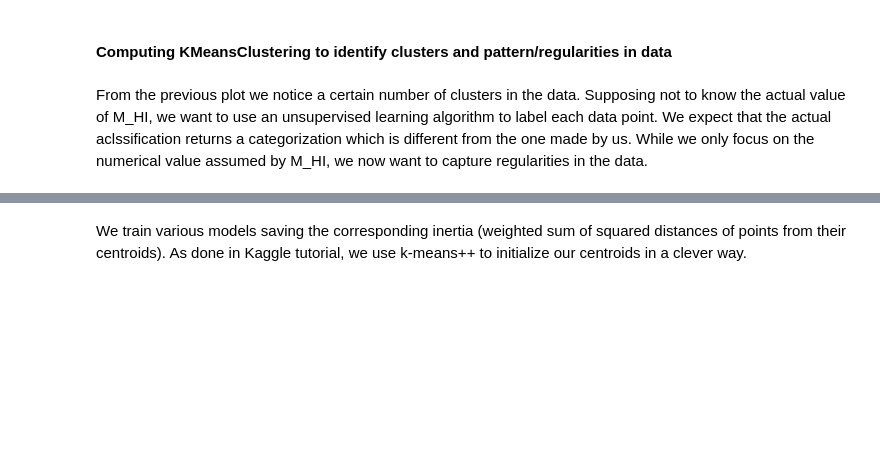
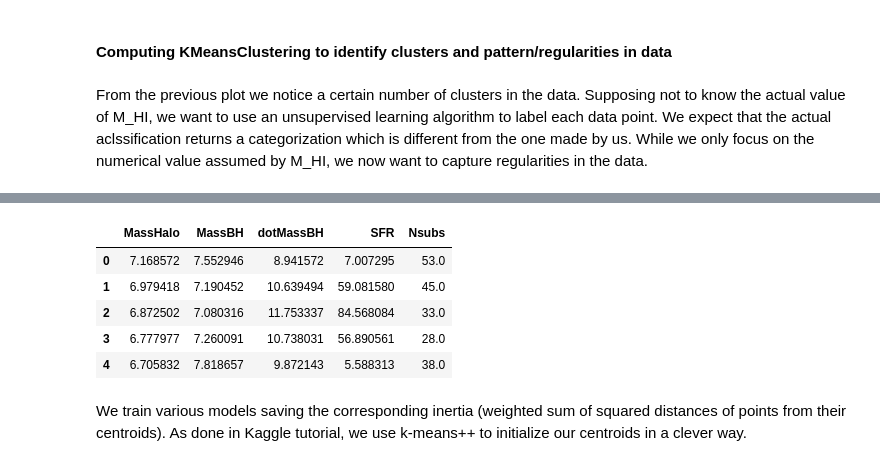
Before and after one commit to CS-433/ML4Science-FGR-x-ML, a Jupyter notebook: W1/task_w1.ipynb, the cells around one changed output, grey strips where cells are left out. Cells and saved outputs as stored; diff of their text form; code cells hidden in the pictures; blank space fills up the shorter version.

```diff
--- a/W1/task_w1.ipynb
+++ b/W1/task_w1.ipynb
@@ -262,3 +290,20 @@ X = df[['MassHalo','Nsubs','MassBH','dotMassBH','SFR']]
+# %%
+X = df[['MassHalo','MassBH','dotMassBH','SFR','Nsubs']]
+X['MassHalo'] = np.log10(X.MassHalo)
+X['dotMassBH'] = np.log10(1 + X.dotMassBH)
+X['MassBH'] = np.log10(1 + X.MassBH)
+X['MassHalo'] = ( X.MassHalo - X.MassHalo.mean() ) /  X.MassHalo.std()
+X['MassBH'] = ( X.MassBH - X.MassBH.mean() ) /  X.MassBH.std()
+X['dotMassBH'] = ( X.dotMassBH - X.dotMassBH.mean() ) /  X.dotMassBH.std()
+X['SFR'] = ( X.SFR - X.SFR.mean() ) /  X.SFR.std()
+X.head()
+# %% [output]
+|  | MassHalo | MassBH | dotMassBH | SFR | Nsubs |
+| 0 | 7.168572 | 7.552946 | 8.941572 | 7.007295 | 53.0 |
+| 1 | 6.979418 | 7.190452 | 10.639494 | 59.081580 | 45.0 |
+| 2 | 6.872502 | 7.080316 | 11.753337 | 84.568084 | 33.0 |
+| 3 | 6.777977 | 7.260091 | 10.738031 | 56.890561 | 28.0 |
+| 4 | 6.705832 | 7.818657 | 9.872143 | 5.588313 | 38.0 |
 # %% [markdown]
 We train various models saving the corresponding inertia (weighted sum of squared distances of points from their centroids).
 As done in Kaggle tutorial, we use k-means++ to initialize our centroids in a clever way.
```
Also changed, not shown: parts of 11 cells of this notebook.
